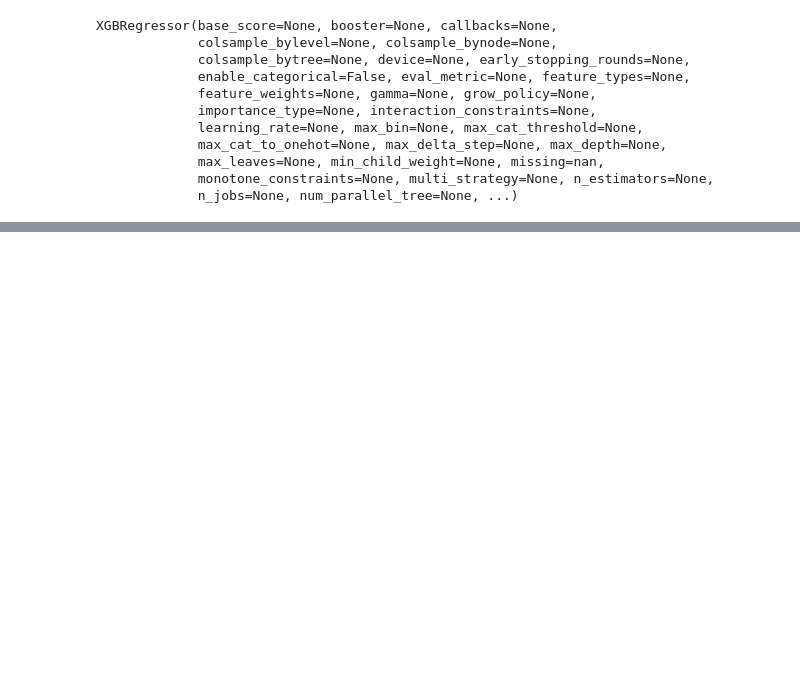
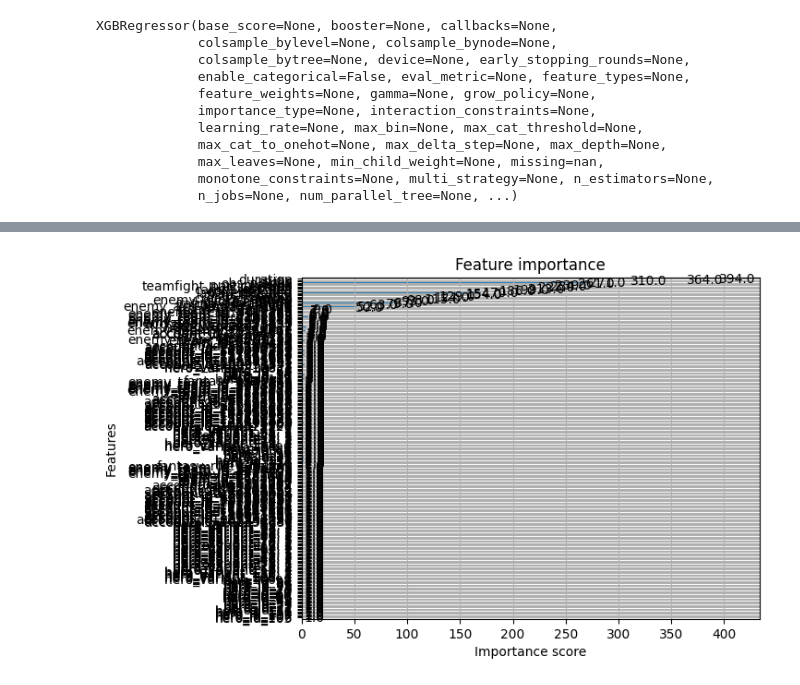
Before and after one commit to Burny101/dota-fantasy, a Jupyter notebook: model_prep.ipynb, the cells around one changed output, grey strips where cells are left out. Saved outputs shown, nothing was run; the diff lists cells and outputs as text; code cells hidden in the pictures; blank space fills up the shorter version.

```diff
--- a/model_prep.ipynb
+++ b/model_prep.ipynb
@@ -210,0 +225,10 @@ result
+# %%
+import matplotlib.pyplot as plt
+xgb.plot_importance(model)
+plt.show()
+feature_importances = pd.DataFrame({
+    'feature': X.columns,
+    'importance': model.feature_importances_
+})
+# %% [output]
+[figure, added]
```
Also changed, not shown: parts of 24 cells of this notebook.
